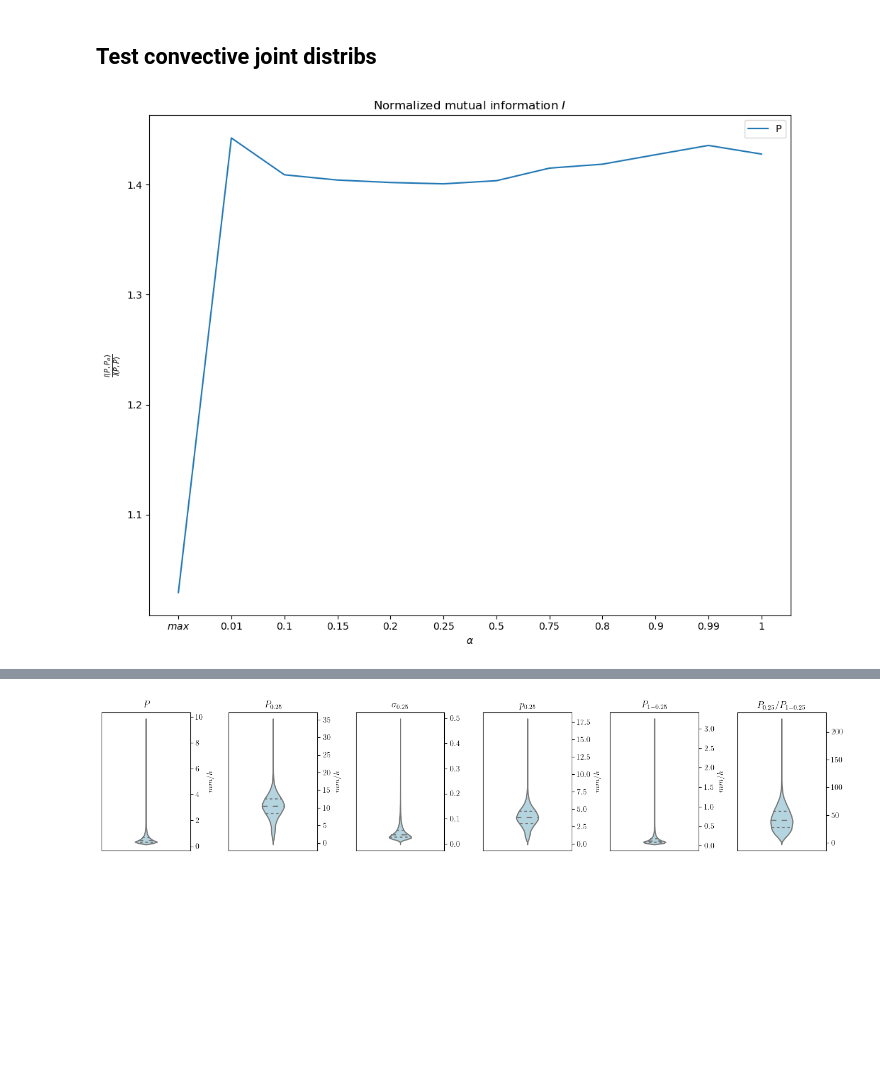
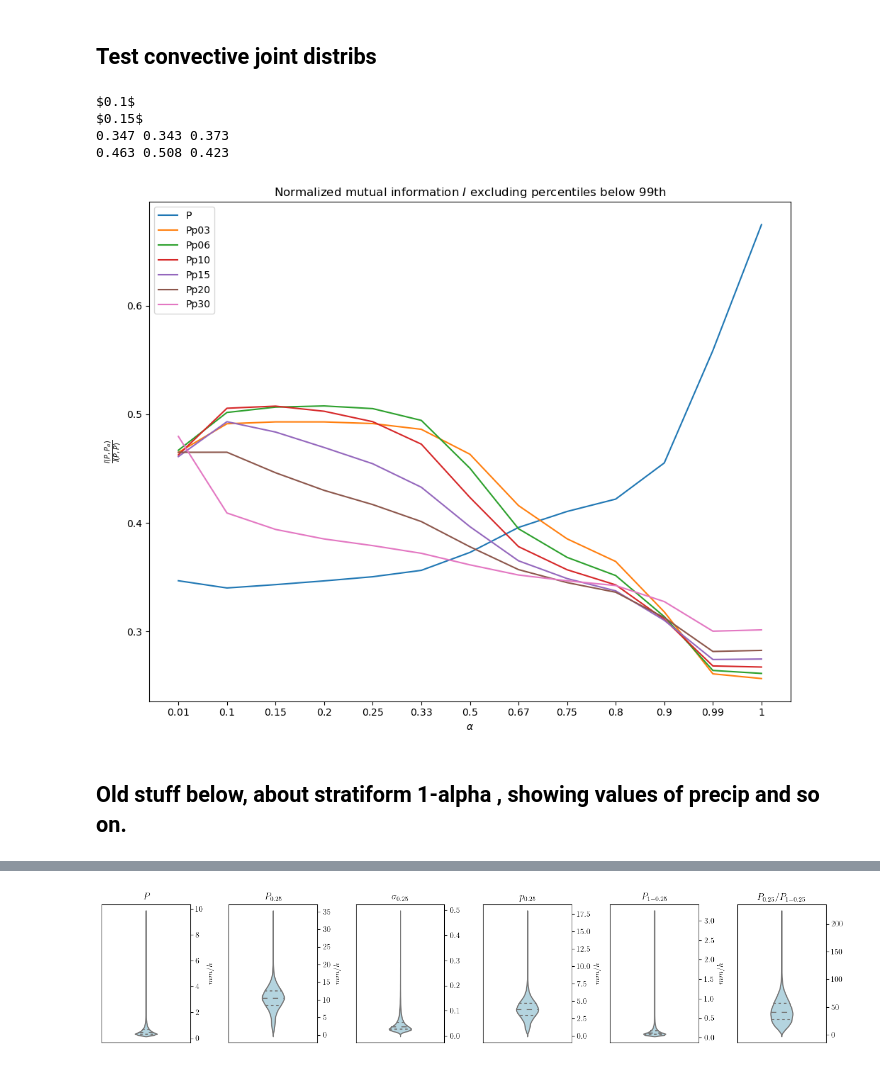
Before and after one commit to 19carenso/tempest, a Jupyter notebook: viz/cond_prec.ipynb, the cells around one changed output, grey strips where cells are left out. Drawn from its saved outputs; the diff is of its cells as text; code cells hidden in the pictures; blank space fills up the shorter version.

```diff
--- a/viz/cond_prec.ipynb
+++ b/viz/cond_prec.ipynb
@@ -44,3 +39,0 @@ Time elapsed for propagating all labels: 12.79 seconds
-# %%
-jd.prec["strat_Prec"] = (jd.prec.mean_unweighted_Prec - jd.prec.Sigma_cond_alpha_50_Prec * jd.prec.cond_alpha_50_Prec ) / ( 1 - jd.prec.Sigma_cond_alpha_50_Prec)
-jd.prec["strat_conv_ratio_Prec"] = jd.prec.cond_alpha_50_Prec / jd.prec.strat_Prec
@@ -283,18 +89,18 @@ Invalid limit will be ignored.
 # %%
 import math
 
-def mutual_information(self, threshold=10):
+def mutual_information(self, threshold=40):
     mi_pos = 0
     mi_neg = 0
     l1, l2 = len(self.bins1)-1, len(self.bins2)-1
     bin_widths1=np.diff(self.dist1.bins)
     bin_widths2=np.diff(self.dist2.bins)
     bin_areas = np.outer(bin_widths1,bin_widths2)
-    for i in range(threshold, l1):
-        for j in range(threshold, l2):
-            if self.norm_density[i,j] != 0 :
+    for i in range(l1):
+        for j in range(l2):
+            if self.norm_density[i,j] != 0 and (l1 > threshold or l2 > threshold) :
 
-                mi_ij = self.density[i,j]*math.log10(self.norm_density[i,j])*bin_areas[i,j]
+                mi_ij = self.density[i,j]*np.log(self.norm_density[i,j])*bin_areas[i,j]
                 if mi_ij >0:
                     mi_pos+=mi_ij
                 else:
@@ -522,29 +167,41 @@ def make_mis(jds):
     return mi
 
 mi = make_mis(jds)
-# mi_conv_03 = make_mis(jds_conv_03)
-# mi_conv_10 = make_mis(jds_conv_10)
-# # mi_conv_15 = make_mis(jds_conv_15)
-# mi_conv_30 = make_mis(jds_conv_30)
-# mis = [mi, mi_conv_03, mi_conv_10, mi_conv_30] #, mi_conv_15
-mis= [mi]
+mi_conv_03 = make_mis(jds_conv_03)
+mi_conv_06 = make_mis(jds_conv_06)
+mi_conv_10 = make_mis(jds_conv_10)
+mi_conv_15 = make_mis(jds_conv_15)
+mi_conv_20 = make_mis(jds_conv_20)
+mi_conv_30 = make_mis(jds_conv_30)
+mis = [mi, mi_conv_03, mi_conv_06, mi_conv_10, mi_conv_15, mi_conv_20, mi_conv_30] #, mi_conv_15
+# mis= [mi]
+# %%
+alphas = [f"${i}$" for i in [0.01, 0.1, 0.15, 0.2, 0.25, 0.33, 0.50, 0.67, 0.75, 0.8, 0.9, 0.99, 1]] # "max",, "Identity",
+print(alphas[np.argmin(mi[1:-1])])
+print(alphas[np.argmax(mi_conv_10[1:-1])])
+print(np.round(mi[1]/mi[-1], 3), np.round(mi[3]/mi[-1], 3), np.round(mi[7]/mi[-1], 3))
+print(np.round(mi_conv_10[1]/mi_conv_10[-1], 3), np.round(mi_conv_10[3]/mi_conv_10[-1], 3), np.round(mi_conv_10[7]/mi_conv_10[-1], 3))
+# %% [output]
+$0.1$
+$0.15$
+0.347 0.343 0.373
+0.463 0.508 0.423
 # %%
 %matplotlib inline
 import matplotlib.pyplot as plt
 
-conv = False
-alphas = [f"${i}$" for i in ["max", 0.01, 0.1, 0.15, 0.2, 0.25, 0.50, 0.75, 0.8, 0.9, 0.99, 1]] # , "Identity",
-
 fig, ax = plt.subplots(1, 1, figsize=(10,8))
-for mi,label in zip(mis, ["P", "Pp03", "Pp10", "Pp30"]): #Pp08, , "Pp15"
-    ax.plot(alphas, mi[:-1], label = label) #/mi[-1]
+for mi,label in zip(mis, ["P", "Pp03", "Pp06","Pp10", "Pp15","Pp20","Pp30"]): #Pp08, , "Pp15"
+    ax.plot(alphas, mi[1:-1]/mi[-1], label = label) #/mi[-1]
 ax.set_xlabel(r'$\alpha$')
 ax.set_ylabel(r'$\frac{I(P, P_{\alpha})}{I(P, P)}$')
 # ax.set_ylim(bottom=0, top=1)  # Set y-axis to range from 0 to 1
 
-ax.set_title(r'Normalized mutual information $I$')
+ax.set_title(r'Normalized mutual information $I$ excluding percentiles below 99th')
 ax.legend()
 plt.tight_layout()
 plt.show()
 # %% [output]
-[figure, old version]
+[figure, new version]
+# %% [markdown]
+## Old stuff below, about stratiform 1-alpha , showing values of precip and so on.
```
Also changed, not shown: parts of 32 cells of this notebook, 27 other files.
